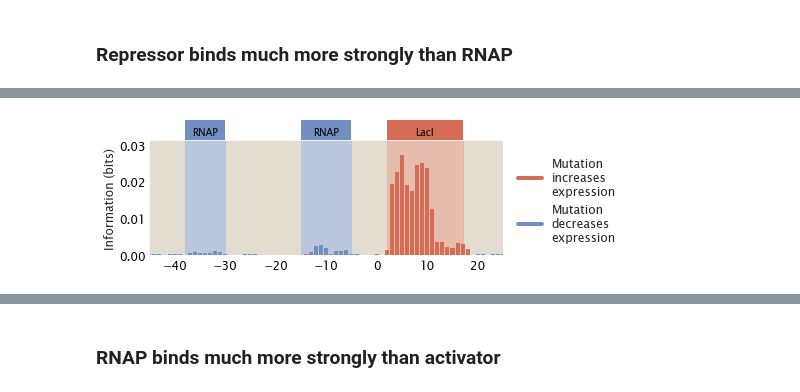
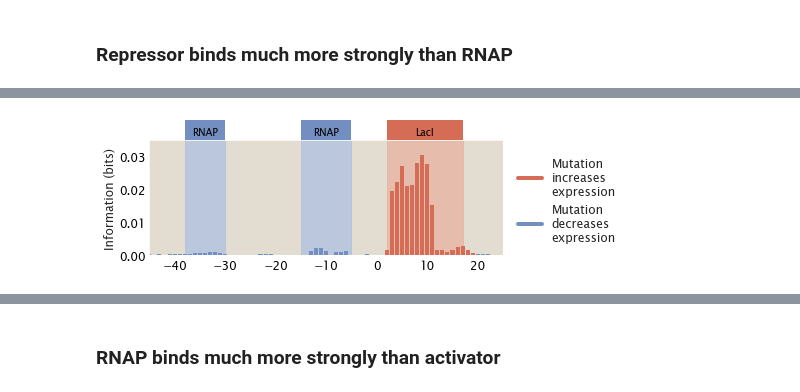
Before and after one commit to RPGroup-PBoC/theoretical_regseq, a Jupyter notebook: notebooks/noise/relative_binding_energy.ipynb, the cells around one changed output, grey strips where cells are left out. Saved outputs shown, nothing was run; the diff lists cells and outputs as text; code cells hidden in the pictures.

```diff
--- a/notebooks/noise/relative_binding_energy.ipynb
+++ b/notebooks/noise/relative_binding_energy.ipynb
@@ -71,18 +71,19 @@ tregs.footprint.plot_footprint(promoter, df, region_params,
 # %%
 n_NS = len(genome)
 n_p = 4600
 n_r = 10
 ep_wt = -5
 er_wt = -25
 
 df = tregs.simulate.sim(promoter, tregs.simulate.simrep_pbound, [rnap_site, rep_site],
-                        *[n_NS, n_p, n_r, rnap_emat, rep_emat, ep_wt, er_wt])
+                        *[n_NS, n_p, n_r, rnap_emat, rep_emat, ep_wt, er_wt],
+                        scaling_factor=10**7)
 
 region_params = [(-38, -30, 'P', 'RNAP'), (-15, -5, 'P', 'RNAP'), (2, 17, 'R', 'LacI')]
 tregs.footprint.plot_footprint(promoter, df, region_params,
                                x_lims=(-45, 25), fig_width=8,
                                legend_xcoord=1.35,
                                annotate_stn=False,
                                outfile='../../figs/strongrepressor.png')
 # %% [output]
-[figure, old version]
+[figure, new version]
```
Also changed, not shown: parts of 9 cells of this notebook, 15 other files.
